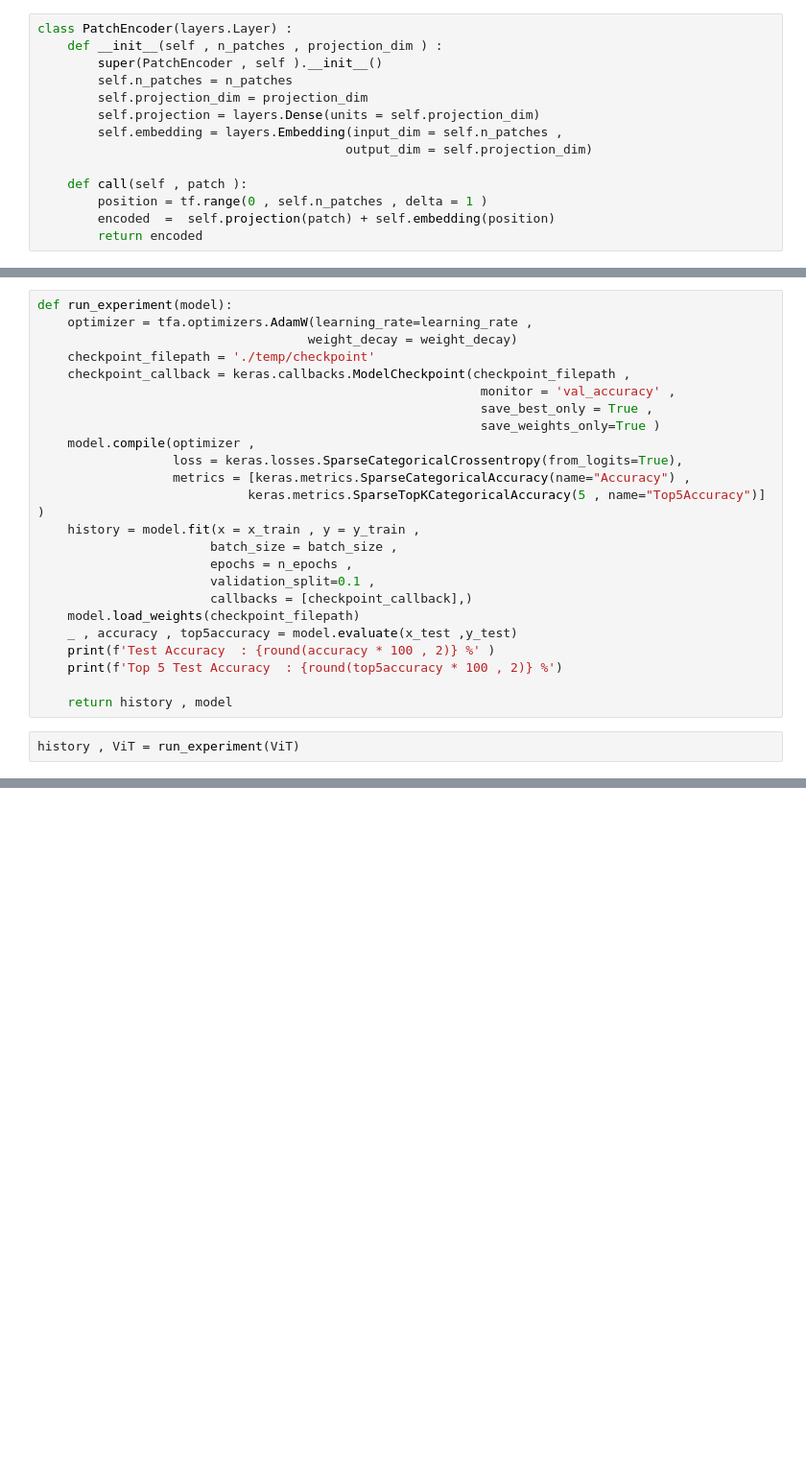
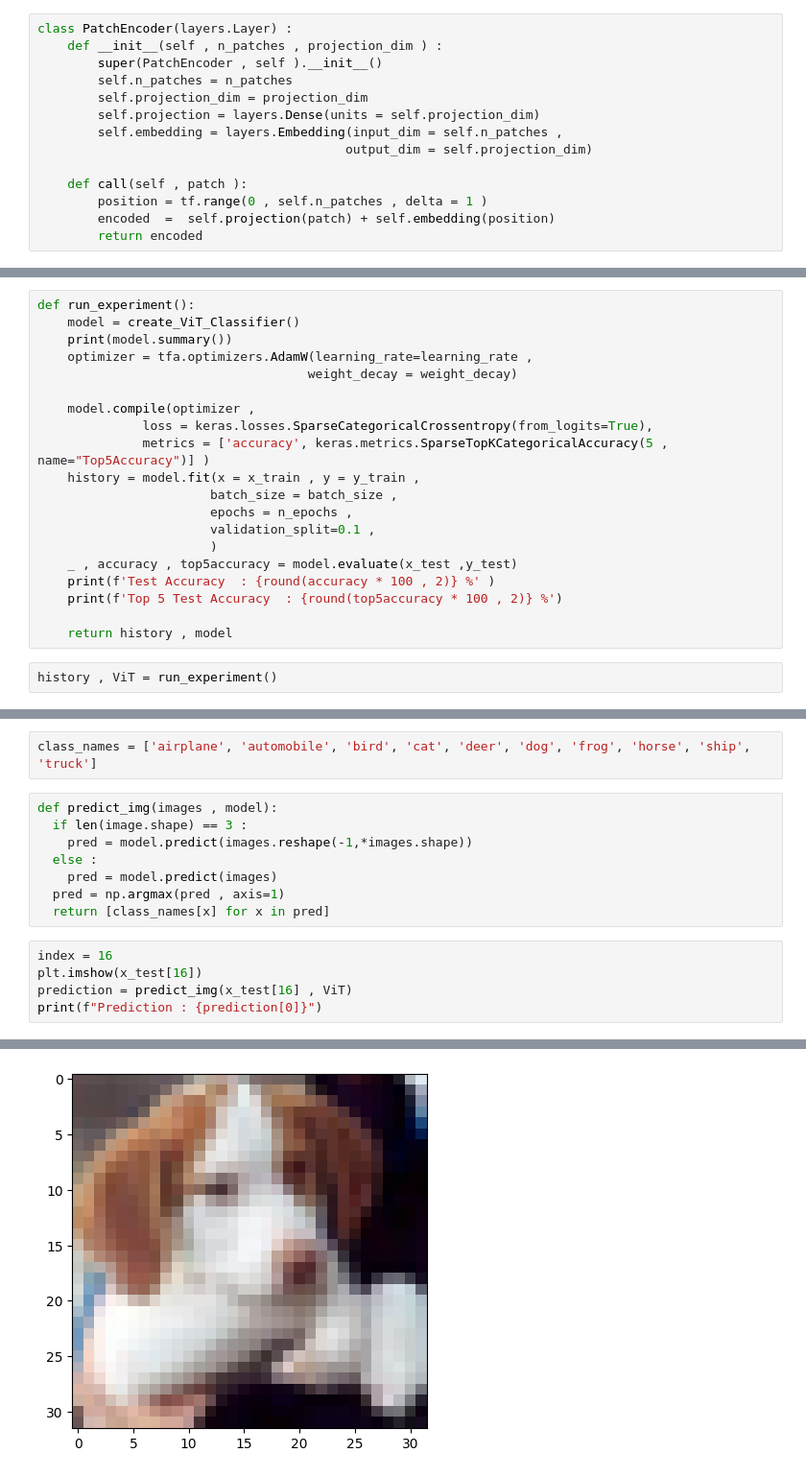
Before and after one commit to Hrithik2212/Vision-Transformers-on-CIFAR10, a Jupyter notebook: ViT_Classifier_CIFAR10.ipynb, the cells around one changed output, grey strips where cells are left out. Shown: that part at 96% size. Cells and saved outputs as stored; diff of their text form; blank space fills up the shorter version.

```diff
--- a/ViT_Classifier_CIFAR10.ipynb
+++ b/ViT_Classifier_CIFAR10.ipynb
@@ -176,27 +166,23 @@ _________________________________________________________________
 # %%
-def run_experiment(model):
+def run_experiment():
+    model = create_ViT_Classifier()
+    print(model.summary())
     optimizer = tfa.optimizers.AdamW(learning_rate=learning_rate ,
                                     weight_decay = weight_decay)
-    checkpoint_filepath = './temp/checkpoint'
-    checkpoint_callback = keras.callbacks.ModelCheckpoint(checkpoint_filepath ,
-                                                           monitor = 'val_accuracy' ,
-                                                           save_best_only = True ,
-                                                           save_weights_only=True )
+
     model.compile(optimizer ,
-                  loss = keras.losses.SparseCategoricalCrossentropy(from_logits=True),
-                  metrics = [keras.metrics.SparseCategoricalAccuracy(name="Accuracy") ,
-                            keras.metrics.SparseTopKCategoricalAccuracy(5 , name="Top5Accuracy")] )
+              loss = keras.losses.SparseCategoricalCrossentropy(from_logits=True),
+              metrics = ['accuracy', keras.metrics.SparseTopKCategoricalAccuracy(5 , name="Top5Accuracy")] )
     history = model.fit(x = x_train , y = y_train ,
                        batch_size = batch_size ,
                        epochs = n_epochs ,
                        validation_split=0.1 ,
-                       callbacks = [checkpoint_callback],)
-    model.load_weights(checkpoint_filepath)
+                       )
     _ , accuracy , top5accuracy = model.evaluate(x_test ,y_test)
     print(f'Test Accuracy  : {round(accuracy * 100 , 2)} %' )
     print(f'Top 5 Test Accuracy  : {round(top5accuracy * 100 , 2)} %')
 
     return history , model
 # %%
-history , ViT = run_experiment(ViT)
+history , ViT = run_experiment()
 # %% [output]
@@ -265,0 +254,16 @@ plot_metrics(history)
+# %%
+class_names = ['airplane', 'automobile', 'bird', 'cat', 'deer', 'dog', 'frog', 'horse', 'ship', 'truck']
+# %%
+def predict_img(images , model):
+  if len(image.shape) == 3 :
+    pred = model.predict(images.reshape(-1,*images.shape))
+  else :
+    pred = model.predict(images)
+  pred = np.argmax(pred , axis=1)
+  return [class_names[x] for x in pred]
+# %%
+index = 16
+plt.imshow(x_test[16])
+prediction = predict_img(x_test[16] , ViT)
+print(f"Prediction : {prediction[0]}")
+# %% [output]
@@ -265,0 +272 @@ plot_metrics(history)
+[figure, added]
```
Also changed, not shown: parts of 17 cells of this notebook.
